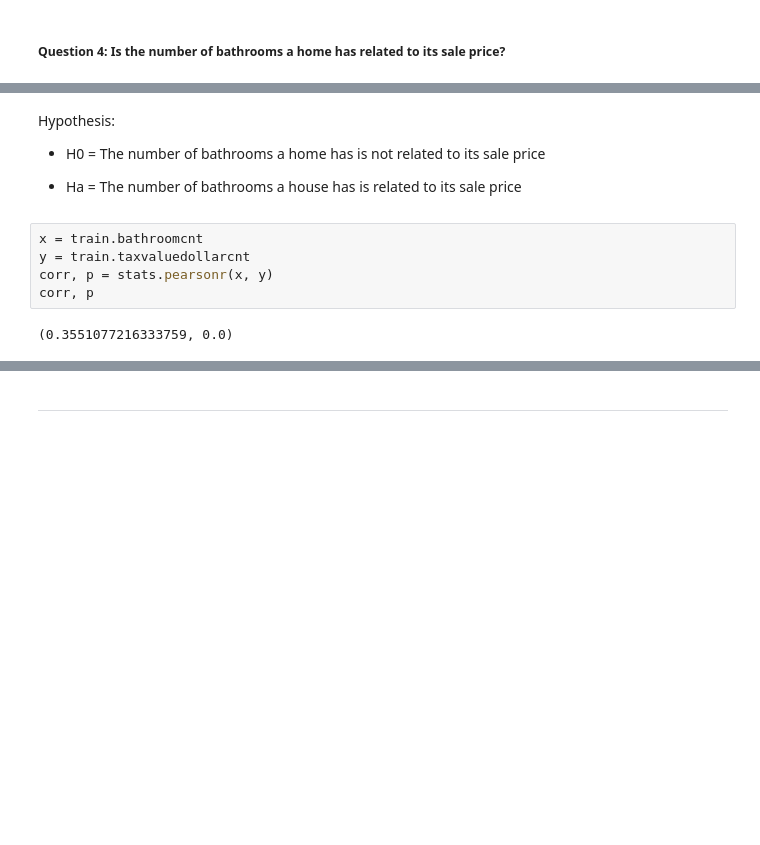
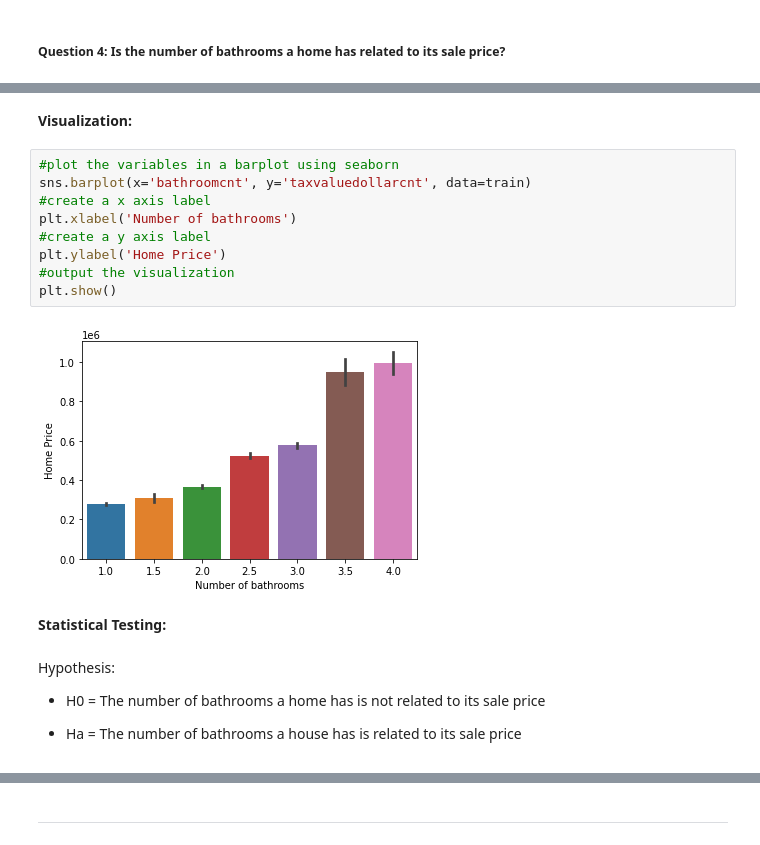
Before and after one commit to NSharick/regression-project, a Jupyter notebook: final_report_regression_project.ipynb, the cells around one changed output, grey strips where cells are left out. Saved outputs shown, nothing was run; the diff lists cells and outputs as text; blank space fills up the shorter version.

```diff
--- a/final_report_regression_project.ipynb
+++ b/final_report_regression_project.ipynb
@@ -128,12 +175,20 @@ plt.show()
+# %% [markdown]
+**Visualization:**
+# %%
+#plot the variables in a barplot using seaborn
+sns.barplot(x='bathroomcnt', y='taxvaluedollarcnt', data=train)
+#create a x axis label
+plt.xlabel('Number of bathrooms')
+#create a y axis label
+plt.ylabel('Home Price')
+#output the visualization
+plt.show()
+# %% [output]
+[figure, added]
+# %% [markdown]
+**Statistical Testing:**
 # %% [markdown]
 Hypothesis:
 - H0 = The number of bathrooms a home has is not related to its sale price
 
 - Ha = The number of bathrooms a house has is related to its sale price
-# %%
-x = train.bathroomcnt
-y = train.taxvaluedollarcnt
-corr, p = stats.pearsonr(x, y)
-corr, p
-# %% [output]
-(0.3551077216333759, 0.0)
```
Also changed, not shown: parts of 43 cells of this notebook.
